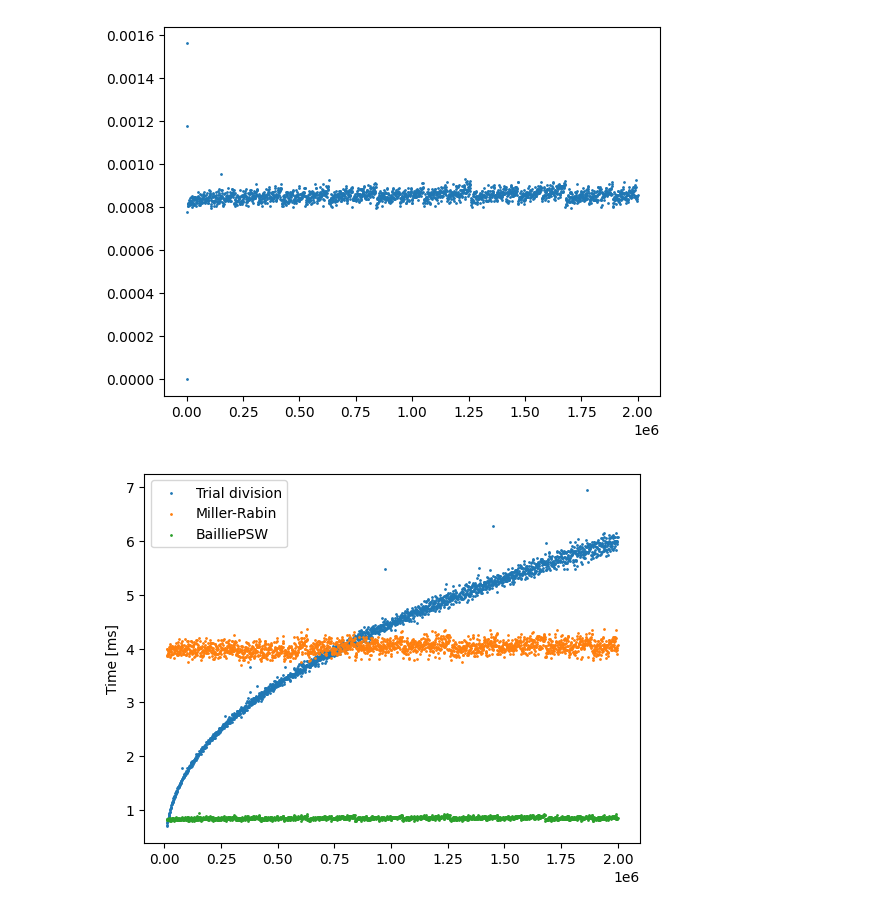
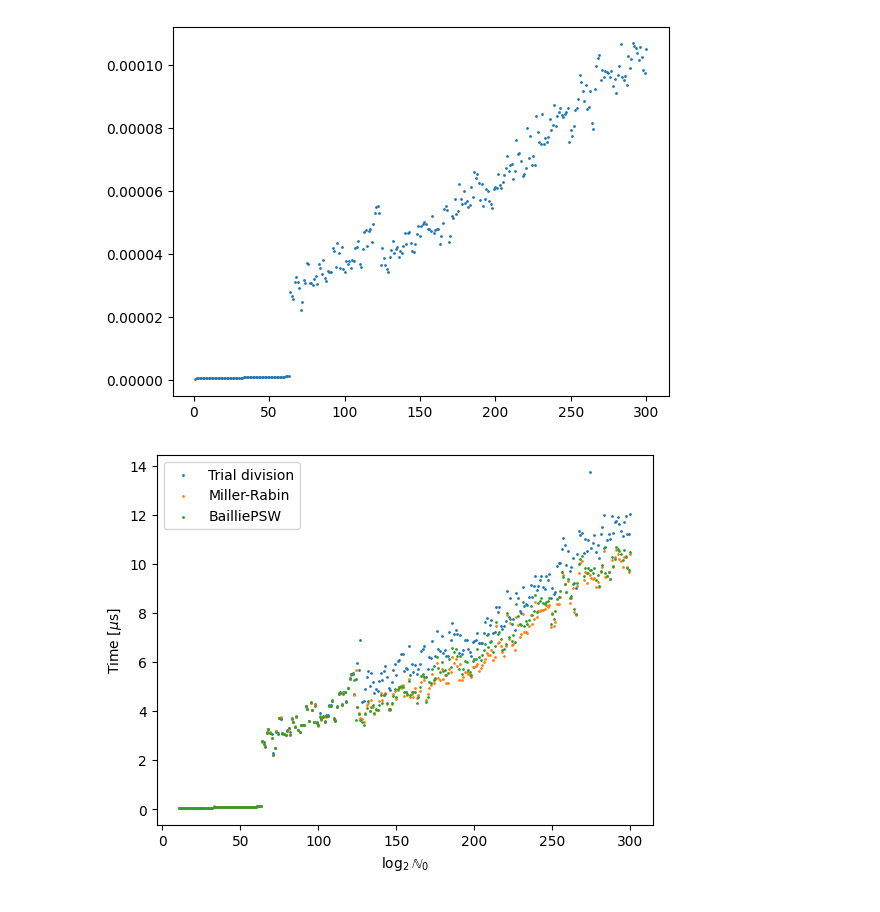
Before and after one commit to MartinOpat/Primality-testing, a Jupyter notebook: data/time_per_num.ipynb, the cells around one changed output. Saved outputs shown, nothing was run; the diff lists cells and outputs as text; code cells hidden in the pictures.

```diff
--- a/data/time_per_num.ipynb
+++ b/data/time_per_num.ipynb
@@ -2,7 +2,7 @@
 import numpy as np
 import matplotlib.pyplot as plt
 # %%
-f = open("bench9.txt").read()
+f = open("bench1.txt").read()
 runs = f.split("Algorithm")[1:]
 # print(len(runs), runs[0])
 
@@ -19,5 +19,11 @@ print(len(mr))
 # %%
 # This follows from main.cpp
-maxInt = 20000000
-wsize = 10000
-xs = [1000 * i for i in range(maxInt//wsize)]
+maxInt = 2037035976334486086268445688409378161051468393665936250636140449354381299763336706183397376  # 2**300
+logMaxInt = 300
+
+xs = []
+i = 1
+while i <= logMaxInt:
+    xs.append(i)
+    i += 1
+print(len(xs))
@@ -35,16 +43,18 @@ plt.show()
 plt.scatter(xs, pse, s=1)
 plt.show()
 # %% [output]
-[figure, old version]
+[figure, new version]
 # %%
-plt.scatter(xs[10:], 1000*np.array(trial)[10:], s=1, label="Trial division")
-plt.scatter(xs[10:], 1000*np.array(mr)[10:], s=1, label="Miller-Rabin")
-plt.scatter(xs[10:], 1000*np.array(pse)[10:], s=1, label="BailliePSW")
+# to us div repeats == 1e6 / 10 == 1e5
+plt.scatter(xs[10:], 10**5*np.array(trial)[10:], s=1, label="Trial division")
+plt.scatter(xs[10:], 10**5*np.array(mr)[10:], s=1, label="Miller-Rabin")
+plt.scatter(xs[10:], 10**5*np.array(pse)[10:], s=1, label="BailliePSW")
 
-plt.ylabel("Time [ms]")
+plt.ylabel(r"Time [$\mu$s]")
+plt.xlabel(r"$\log_2 \mathbb{N}_0$")
 
 plt.legend()
 plt.savefig("times.pdf")
 plt.show()
 # %% [output]
-[figure, old version]
+[figure, new version]
```
Also changed, not shown: parts of 4 cells of this notebook, 1 other file.
